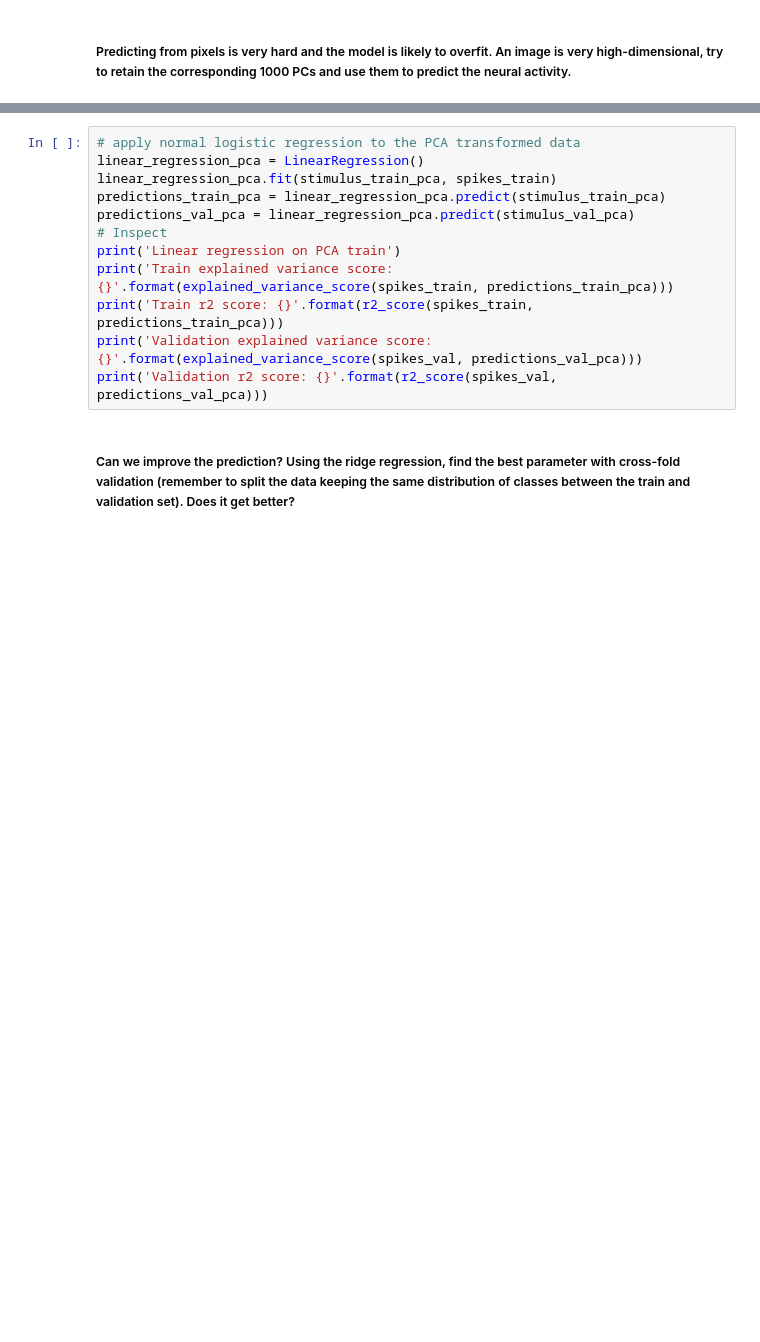
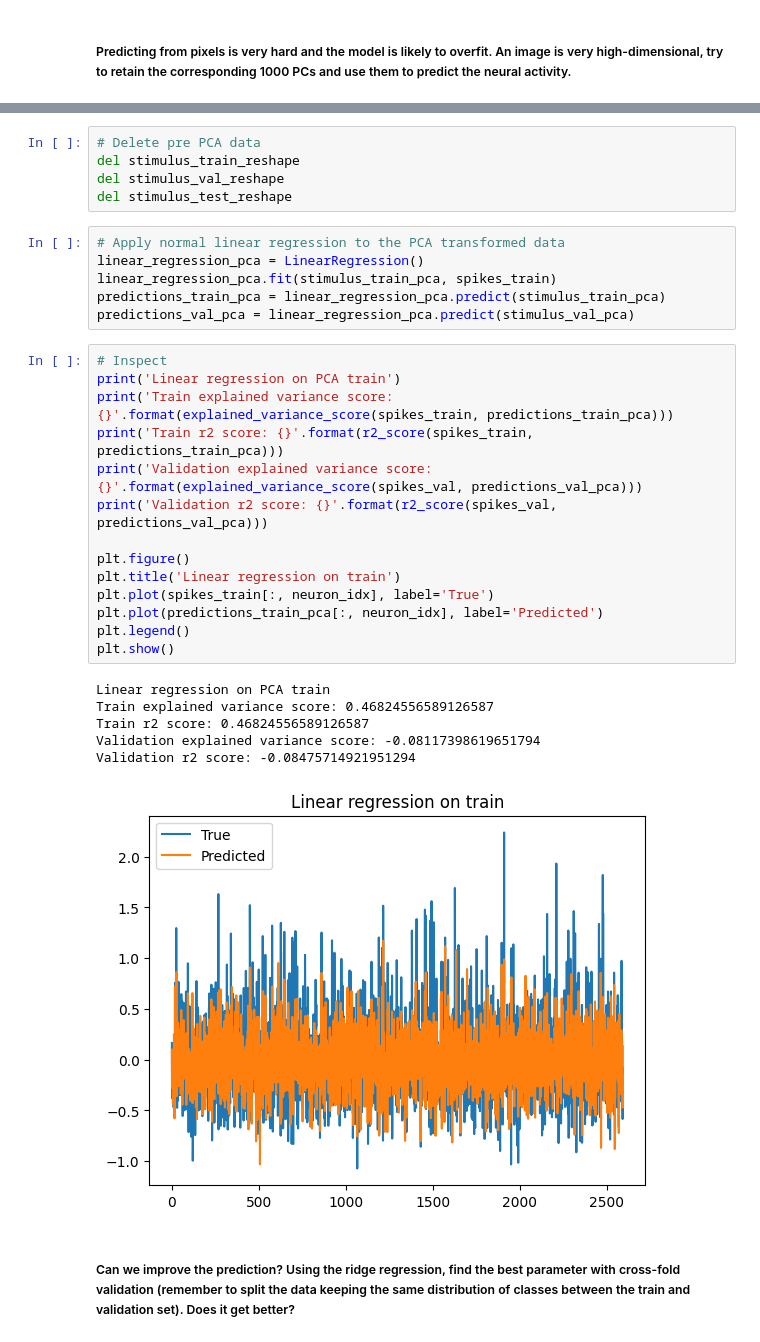
Before and after one commit to GuilhermeCosta-Ferreira/BLCI_G21, a Jupyter notebook: week6.ipynb, the cells around one changed output, grey strips where cells are left out. Cells and saved outputs as stored; diff of their text form; blank space fills up the shorter version.

```diff
--- a/week6.ipynb
+++ b/week6.ipynb
@@ -179,15 +202,35 @@ print(stimulus_val_pca.shape)
+# %%
+# Delete pre PCA data
+del stimulus_train_reshape
+del stimulus_val_reshape
+del stimulus_test_reshape
+# %%
+# Apply normal linear regression to the PCA transformed data
+linear_regression_pca = LinearRegression()
+linear_regression_pca.fit(stimulus_train_pca, spikes_train)
+predictions_train_pca = linear_regression_pca.predict(stimulus_train_pca)
+predictions_val_pca = linear_regression_pca.predict(stimulus_val_pca)
 # %%
-# apply normal logistic regression to the PCA transformed data
-linear_regression_pca = LinearRegression()
-linear_regression_pca.fit(stimulus_train_pca, spikes_train)
-predictions_train_pca = linear_regression_pca.predict(stimulus_train_pca)
-predictions_val_pca = linear_regression_pca.predict(stimulus_val_pca)
 # Inspect
 print('Linear regression on PCA train')
 print('Train explained variance score: {}'.format(explained_variance_score(spikes_train, predictions_train_pca)))
 print('Train r2 score: {}'.format(r2_score(spikes_train, predictions_train_pca)))
 print('Validation explained variance score: {}'.format(explained_variance_score(spikes_val, predictions_val_pca)))
 print('Validation r2 score: {}'.format(r2_score(spikes_val, predictions_val_pca)))
+
+plt.figure()
+plt.title('Linear regression on train')
+plt.plot(spikes_train[:, neuron_idx], label='True')
+plt.plot(predictions_train_pca[:, neuron_idx], label='Predicted')
+plt.legend()
+plt.show()
+# %% [output]
+Linear regression on PCA train
+Train explained variance score: 0.46824556589126587
+Train r2 score: 0.46824556589126587
+Validation explained variance score: -0.08117398619651794
+Validation r2 score: -0.08475714921951294
+[figure, added]
 # %% [markdown]
 ##### Can we improve the prediction? Using the ridge regression, find the best parameter with cross-fold validation (remember to split the data keeping the same distribution of classes between the train and validation set). Does it get better?
 # %%
```
Also changed, not shown: parts of 14 cells of this notebook, 2 other files.
